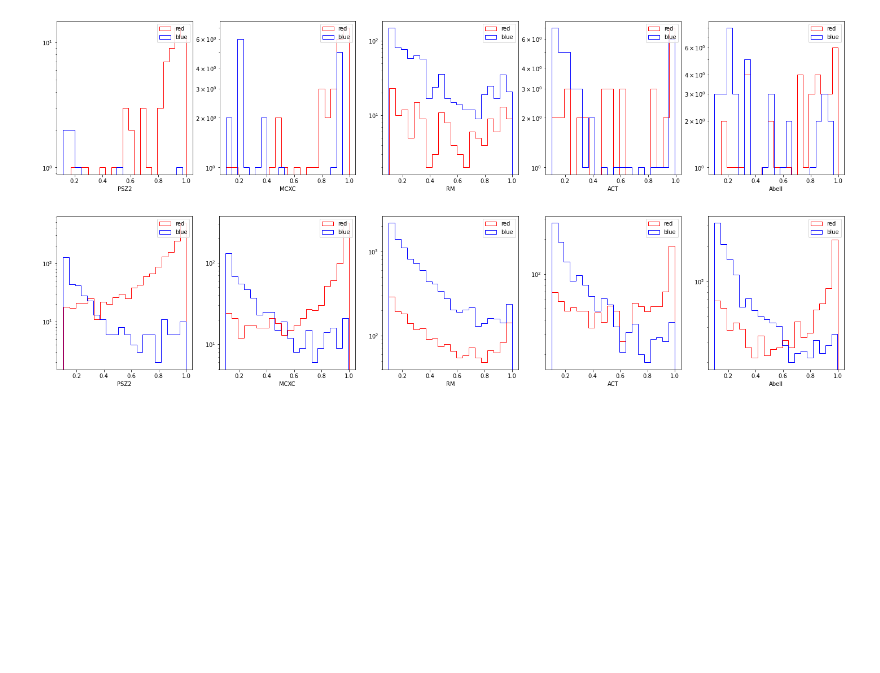
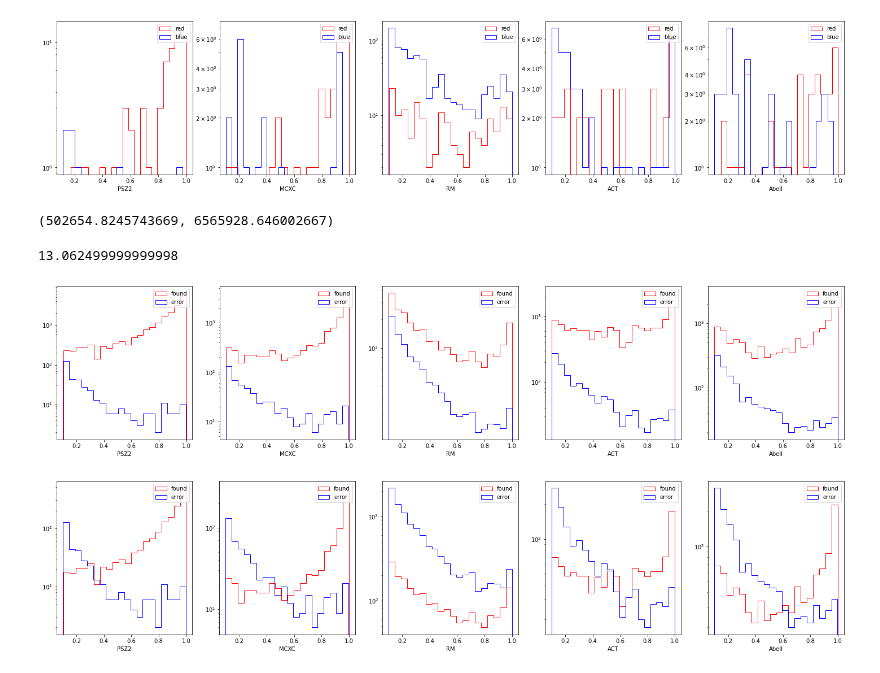
Before and after one commit to rt2122/data-segmentation-2, a Jupyter notebook: visualizations/count all in radius.ipynb, the cells around one changed output. Saved outputs shown, nothing was run; the diff lists cells and outputs as text; code cells hidden in the pictures; blank space fills up the shorter version.

```diff
--- a/visualizations/count all in radius.ipynb
+++ b/visualizations/count all in radius.ipynb
@@ -64,8 +18,3 @@ dirname = '/home/rt2122/Data/original_catalogs/csv/'
 true_cats = next(os.walk(dirname))[-1]
 true_cats = [os.path.join(dirname, s) for s in true_cats]
 det_cat = '/home/rt2122/Data/detected_cats/full_pz_all_found34_thr0.1_step8_no_fn.csv'
-# %%
-_, ax = plt.subplots(1, len(true_cats), figsize=(len(true_cats) * 5, 5))
-for i, tr_cat in enumerate(true_cats):
-    match_2circles(ax[i], pd.read_csv(det_cat), pd.read_csv(tr_cat))
-    ax[i].set_xlabel(os.path.splitext(os.path.basename(tr_cat))[0])
@@ -143,13 +90,14 @@ Abell
 # %% [output]
 'None'
 # %%
-def match_one_by_one_constant_gt(ax, det_cat, true_cat, small_circle=400/3600, big_circle=1500/3600, name=None, filename=''):
+def match_one_by_one_constant_gt(ax, det_cat, true_cat, small_circle=400/3600, big_circle=1500/3600, name=None, filename='',
+                                redname='red', bluename='blue', redcoef=1, bluecoef=1):
 
     def func(angle1, angle2, det_cat, true_cat):
         colored = []
         tr = SkyCoord(ra=np.array(true_cat['RA'])*u.degree, dec=np.array(true_cat['DEC'])*u.degree, frame='icrs')
 
-        for i in tqdm(range(len(det_cat))):
+        for i in range(len(det_cat)):
             det = SkyCoord(ra=det_cat.loc[i, 'RA']*u.degree, dec=det_cat.loc[i, 'DEC']*u.degree, frame='icrs')
             sep = tr.separation(det).degree
 
@@ -172,15 +120,35 @@ def match_one_by_one_constant_gt(ax, det_cat, true_cat, small_circle=400/3600, b
             np.save(filered, np.array(red))
             np.save(fileblue, np.array(blue))
 
-    make_histogram(ax, red, blue, 20, 'red', 'blue')
+    make_histogram(ax, red, blue, 20, redname, bluename, redcoef=redcoef, bluecoef=bluecoef)
 # %%
 _, ax = plt.subplots(1, len(true_cats), figsize=(len(true_cats) * 5, 5))
 for i, tr_cat in enumerate(true_cats):
     name=os.path.splitext(os.path.basename(tr_cat))[0]
-    match_one_by_one_constant_gt(ax[i], cut_cat(pd.read_csv(det_cat), big_pix = 38),
-                     cut_cat(pd.read_csv(tr_cat), big_pix = 38), name=name, filename='38')
+    match_one_by_one_constant_gt(ax[i], cut_cat(pd.read_csv(det_cat), big_pix = val_pix),
+                     cut_cat(pd.read_csv(tr_cat), big_pix = 38), name=name, filename='val')
     ax[i].set_xlabel(name)
 # %% [output]
 [figure]
+# %%
+red_square=np.pi * (400 ** 2)
+blue_square=np.pi * (1500 **2) - red_square
+red_square, blue_square
+# %% [output]
+(502654.8245743669, 6565928.646002667)
+# %%
+blue_square/red_square
+# %% [output]
+13.062499999999998
+# %%
+_, ax = plt.subplots(1, len(true_cats), figsize=(len(true_cats) * 5, 5))
+for i, tr_cat in tqdm(enumerate(true_cats)):
+    name=os.path.splitext(os.path.basename(tr_cat))[0]
+    match_one_by_one_constant_gt(ax[i], pd.read_csv(det_cat),
+                     pd.read_csv(tr_cat), name=name, filename='', redname='found', bluename='error',
+                                 redcoef=int(blue_square/red_square))
+    ax[i].set_xlabel(name)
+# %% [output]
+[figure, added]
 # %%
 _, ax = plt.subplots(1, len(true_cats), figsize=(len(true_cats) * 5, 5))
```
Also changed, not shown: parts of 5 cells of this notebook, 4 other files.
